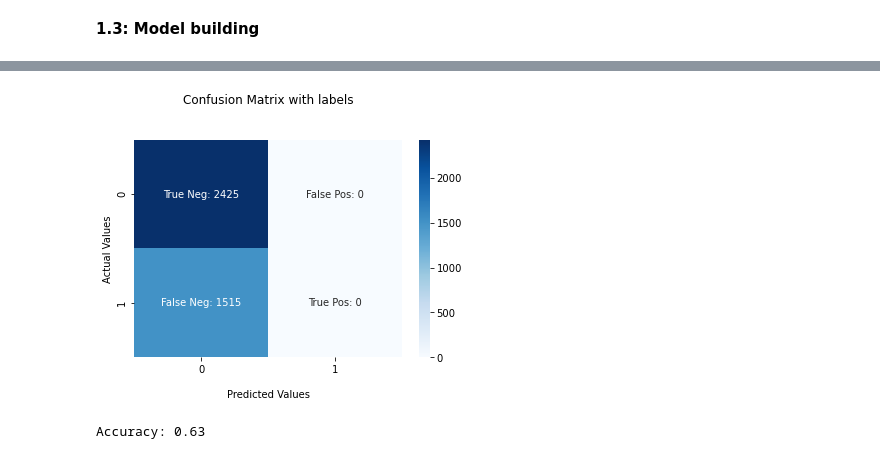
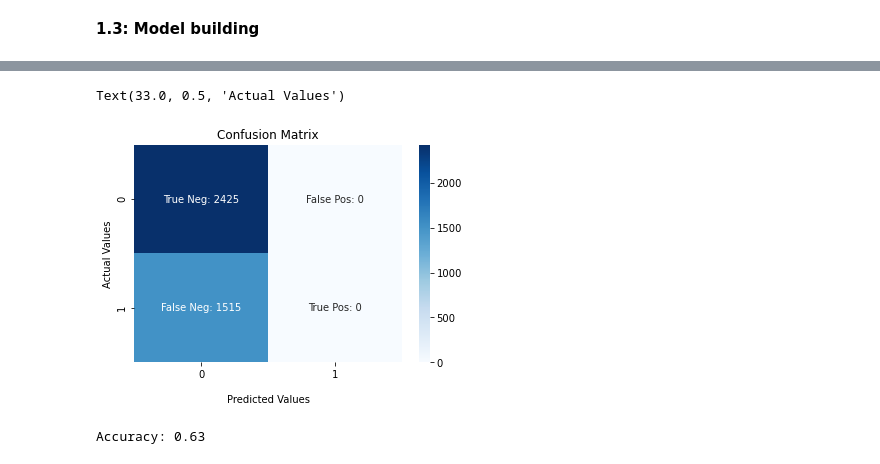
Before and after one commit to sufyaans/bigdata_cw2, a Jupyter notebook: 193_solution.ipynb, the cells around one changed output, grey strips where cells are left out. Saved outputs shown, nothing was run; the diff lists cells and outputs as text; code cells hidden in the pictures.

```diff
--- a/193_solution.ipynb
+++ b/193_solution.ipynb
@@ -423,16 +479,15 @@ LogisticRegression()
 # %%
-# get confusion matrix
+# plot confusion matrix
 cm = confusion_matrix(y_test,predictions)
-
-# plot confusion matrix
 labels = labels = np.asarray([f'True Neg: {cm[0,0]}',f'False Pos: {cm[0,1]}',f'False Neg: {cm[1,0]}',f'True Pos: {cm[1,1]}']).reshape(2,2)
 ax = sns.heatmap(cm, annot = labels, fmt = "", cmap = "Blues")
 
-ax.set_title('Confusion Matrix with labels\n\n');
+ax.set_title('Confusion Matrix')
 ax.set_xlabel('\nPredicted Values')
-ax.set_ylabel('Actual Values');
+ax.set_ylabel('Actual Values')
 # %% [output]
+Text(33.0, 0.5, 'Actual Values')
-[figure, old version]
+[figure, new version]
 # %%
 # cross validation evaluation
 cv = KFold(n_splits=10, random_state=1, shuffle=True)
```
Also changed, not shown: parts of 29 cells of this notebook, 3 other files.
